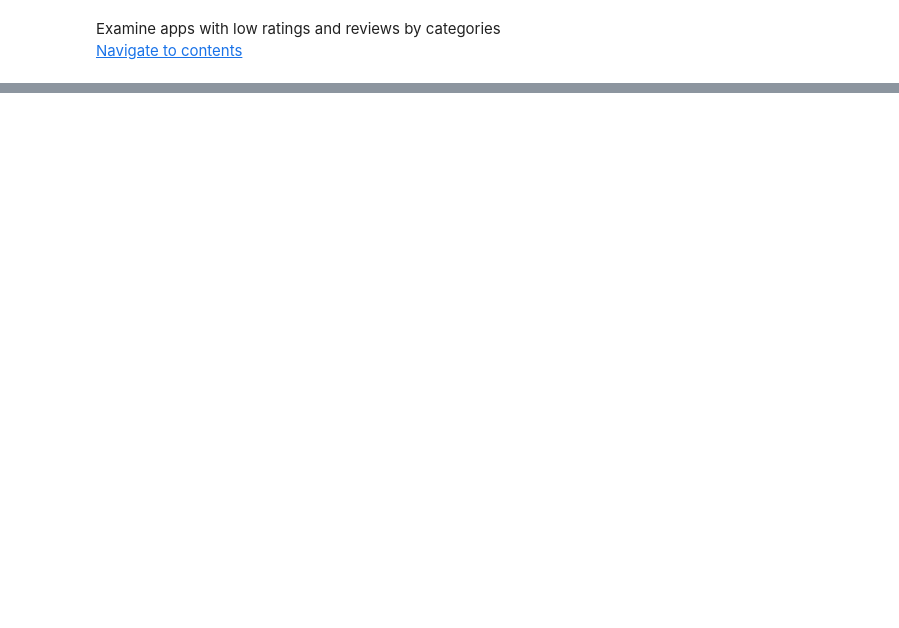
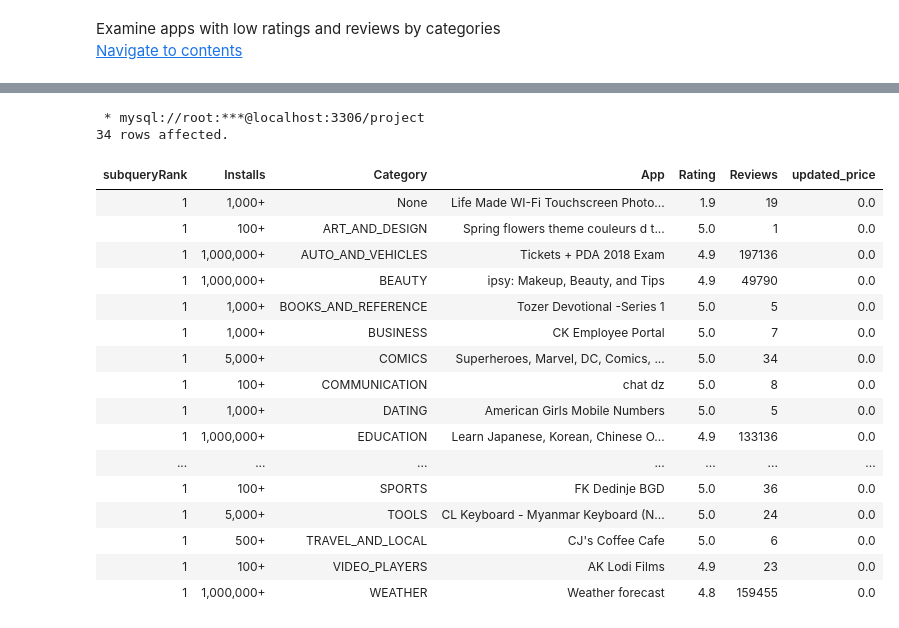
Before and after one commit to NilArj/Google_play, a Jupyter notebook: google_play_apps.ipynb, the cells around one changed output, grey strips where cells are left out. Saved outputs shown, nothing was run; the diff lists cells and outputs as text; code cells hidden in the pictures; blank space fills up the shorter version.

```diff
--- a/google_play_apps.ipynb
+++ b/google_play_apps.ipynb
@@ -383,2 +499,37 @@ Evaluate leading apps per category: price, user ratings, average reviews, and us
 <br>
 <a href="#table_of_contents">Navigate to contents</a>
+# %%
+%%sql
+select distinct subqueryRank, Installs, Category, App, Rating, Reviews, updated_price
+from
+    (select
+        Installs,
+        Category,
+        App,
+        Rating,
+        Reviews,
+        updated_price,
+        updated_installs,
+        rank() over(partition by Category order by Rating desc, updated_installs desc, Reviews desc, App) as subqueryRank
+    from googleplaystore) as subqueryRank
+where subqueryRank = 1
+# %% [output]
+ * mysql://root:***@localhost:3306/project
+34 rows affected.
+| subqueryRank | Installs | Category | App | Rating | Reviews | updated_price |
+| 1 | 1,000+ | None | Life Made WI-Fi Touchscreen Photo... | 1.9 | 19 | 0.0 |
+| 1 | 100+ | ART_AND_DESIGN | Spring flowers theme couleurs d t... | 5.0 | 1 | 0.0 |
+| 1 | 1,000,000+ | AUTO_AND_VEHICLES | Tickets + PDA 2018 Exam | 4.9 | 197136 | 0.0 |
+| 1 | 1,000,000+ | BEAUTY | ipsy: Makeup, Beauty, and Tips | 4.9 | 49790 | 0.0 |
+| 1 | 1,000+ | BOOKS_AND_REFERENCE | Tozer Devotional -Series 1 | 5.0 | 5 | 0.0 |
+| 1 | 1,000+ | BUSINESS | CK Employee Portal | 5.0 | 7 | 0.0 |
+| 1 | 5,000+ | COMICS | Superheroes, Marvel, DC, Comics, ... | 5.0 | 34 | 0.0 |
+| 1 | 100+ | COMMUNICATION | chat dz | 5.0 | 8 | 0.0 |
+| 1 | 1,000+ | DATING | American Girls Mobile Numbers | 5.0 | 5 | 0.0 |
+| 1 | 1,000,000+ | EDUCATION | Learn Japanese, Korean, Chinese O... | 4.9 | 133136 | 0.0 |
+| ... | ... | ... | ... | ... | ... | ... |
+| 1 | 100+ | SPORTS | FK Dedinje BGD | 5.0 | 36 | 0.0 |
+| 1 | 5,000+ | TOOLS | CL Keyboard - Myanmar Keyboard (N... | 5.0 | 24 | 0.0 |
+| 1 | 500+ | TRAVEL_AND_LOCAL | CJ's Coffee Cafe | 5.0 | 6 | 0.0 |
+| 1 | 100+ | VIDEO_PLAYERS | AK Lodi Films | 4.9 | 23 | 0.0 |
+| 1 | 1,000,000+ | WEATHER | Weather forecast | 4.8 | 159455 | 0.0 |
```
Also changed, not shown: parts of 18 cells of this notebook.
